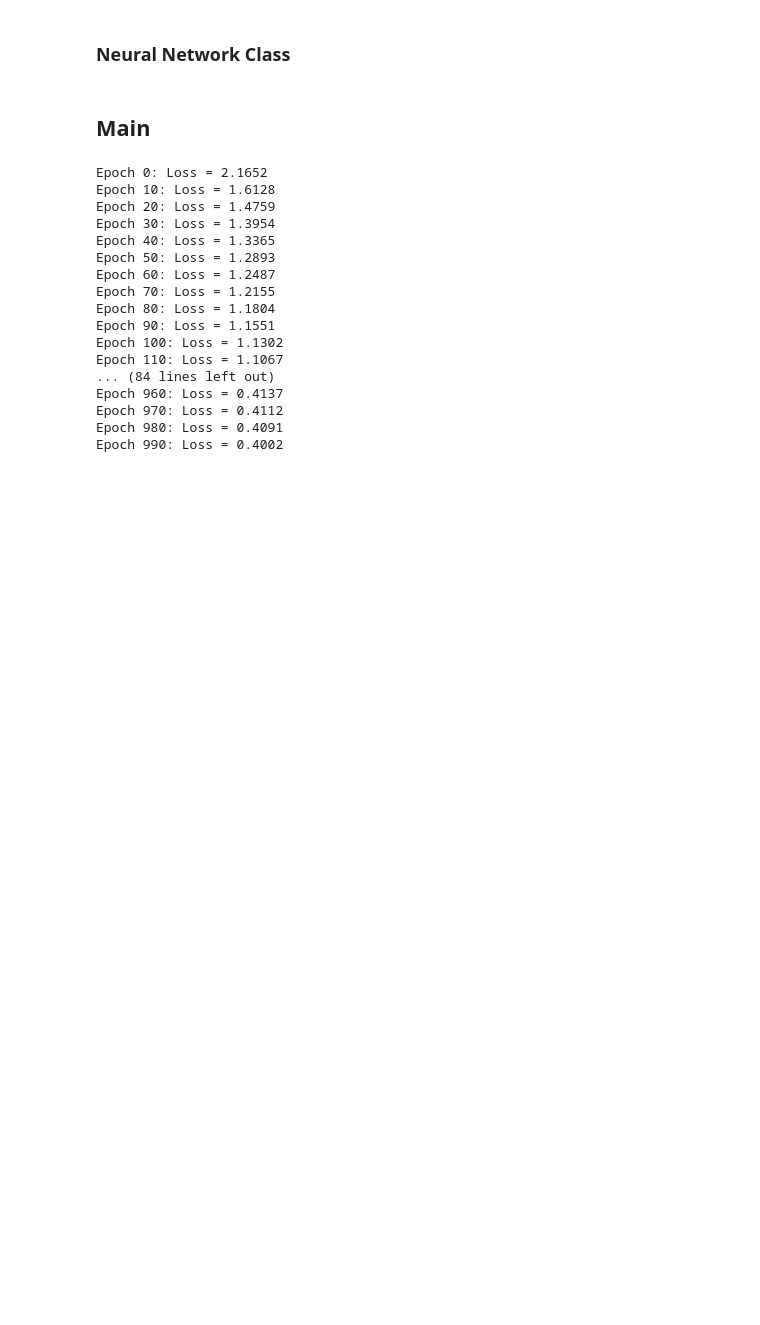
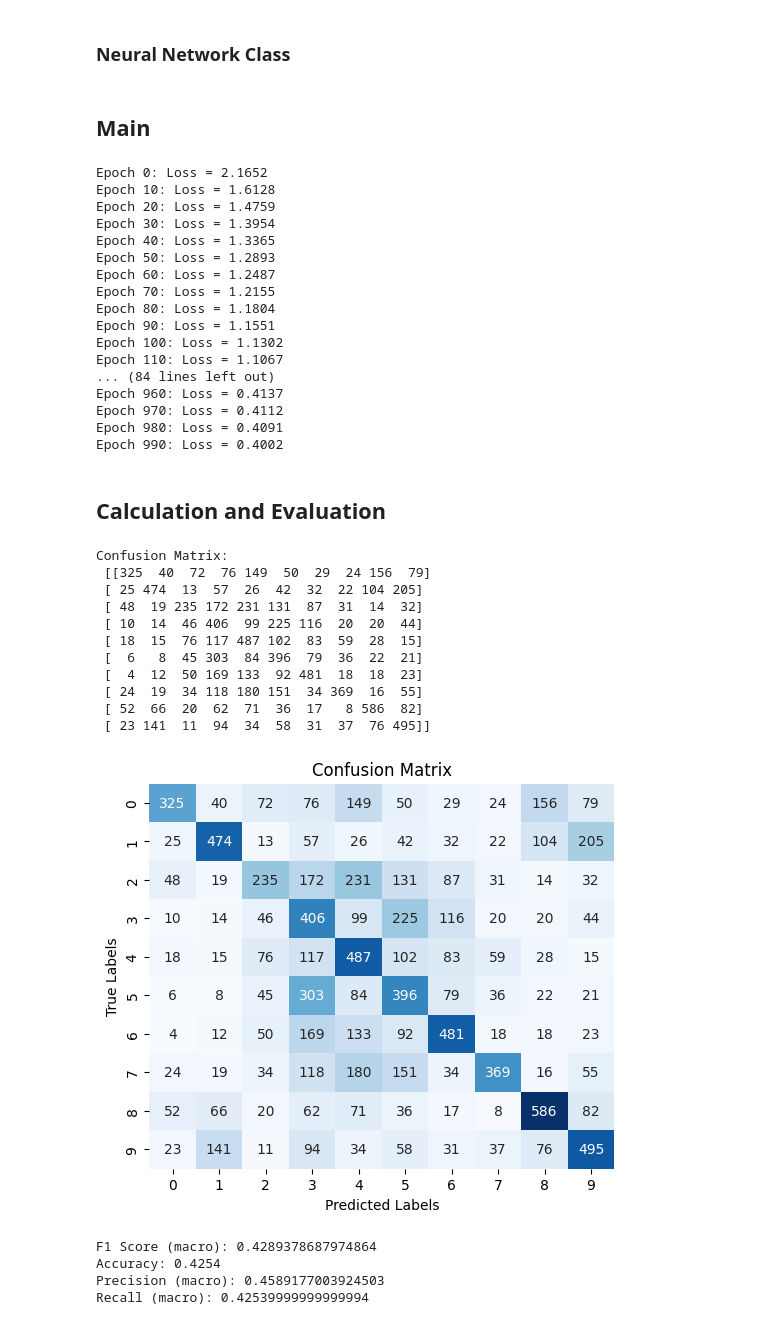
Before and after one commit to Sayed-Hossein-Hosseini/A_Journey_into_the_Depths_of_Neural_Networks, a Jupyter notebook: Entering_the_World_of_Multi_Class_Classifiers.ipynb, the cells around one changed output. Saved outputs shown, nothing was run; the diff lists cells and outputs as text; code cells hidden in the pictures; blank space fills up the shorter version.

```diff
--- a/Entering_the_World_of_Multi_Class_Classifiers.ipynb
+++ b/Entering_the_World_of_Multi_Class_Classifiers.ipynb
@@ -51,12 +51,12 @@ if __name__ == "__main__":
 ## **One-Hot Encoding**
 # %%
 y_train = to_categorical(y_train, num_classes=10)
-y_test = to_categorical(y_test, num_classes=10)
+# y_test = to_categorical(y_test, num_classes=10)
 
 print(y_train.shape)
-print(y_test.shape)
+# print(y_test.shape)
 
 print(y_train[:10])
-print(y_test[:10])
+# print(y_test[:10])
 # %% [output]
 (50000, 10)
@@ -256,3 +250,50 @@ Epoch 960: Loss = 0.4137
 Epoch 970: Loss = 0.4112
 Epoch 980: Loss = 0.4091
 Epoch 990: Loss = 0.4002
+# %% [markdown]
+## **Calculation and Evaluation**
+# %%
+if __name__ == "__main__":
+    # predictions and y_test are already integer class labels (0 to 9)
+
+    # Confusion Matrix
+    cm = confusion_matrix(y_test, predictions)
+    print("Confusion Matrix:\n", cm)
+
+    # Plot confusion matrix
+    plt.figure(figsize=(6, 5))
+    sns.heatmap(cm, annot=True, fmt='d', cmap='Blues', cbar=False)
+    plt.xlabel('Predicted Labels')
+    plt.ylabel('True Labels')
+    plt.title('Confusion Matrix')
+    plt.show()
+
+    # F1 Score (macro for multi-class)
+    f1 = f1_score(y_test, predictions, average='macro')
+    print("F1 Score (macro):", f1)
+
+    # Optional: Accuracy, Precision, Recall
+    acc = accuracy_score(y_test, predictions)
+    prec = precision_score(y_test, predictions, average='macro')
+    rec = recall_score(y_test, predictions, average='macro')
+
+    print("Accuracy:", acc)
+    print("Precision (macro):", prec)
+    print("Recall (macro):", rec)
+# %% [output]
+Confusion Matrix:
+ [[325  40  72  76 149  50  29  24 156  79]
+ [ 25 474  13  57  26  42  32  22 104 205]
+ [ 48  19 235 172 231 131  87  31  14  32]
+ [ 10  14  46 406  99 225 116  20  20  44]
+ [ 18  15  76 117 487 102  83  59  28  15]
+ [  6   8  45 303  84 396  79  36  22  21]
+ [  4  12  50 169 133  92 481  18  18  23]
+ [ 24  19  34 118 180 151  34 369  16  55]
+ [ 52  66  20  62  71  36  17   8 586  82]
+ [ 23 141  11  94  34  58  31  37  76 495]]
+[figure, added]
+F1 Score (macro): 0.4289378687974864
+Accuracy: 0.4254
+Precision (macro): 0.4589177003924503
+Recall (macro): 0.42539999999999994
```
Also changed, not shown: parts of 1 cell of this notebook.
